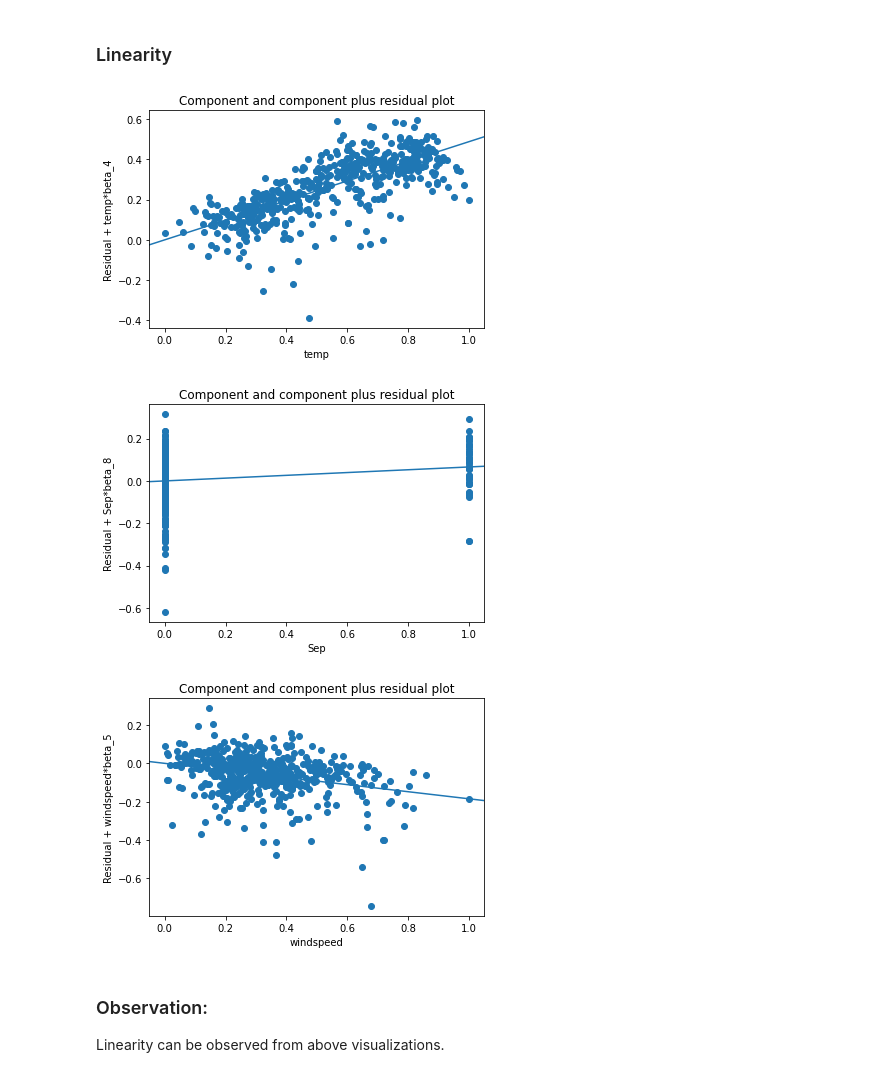
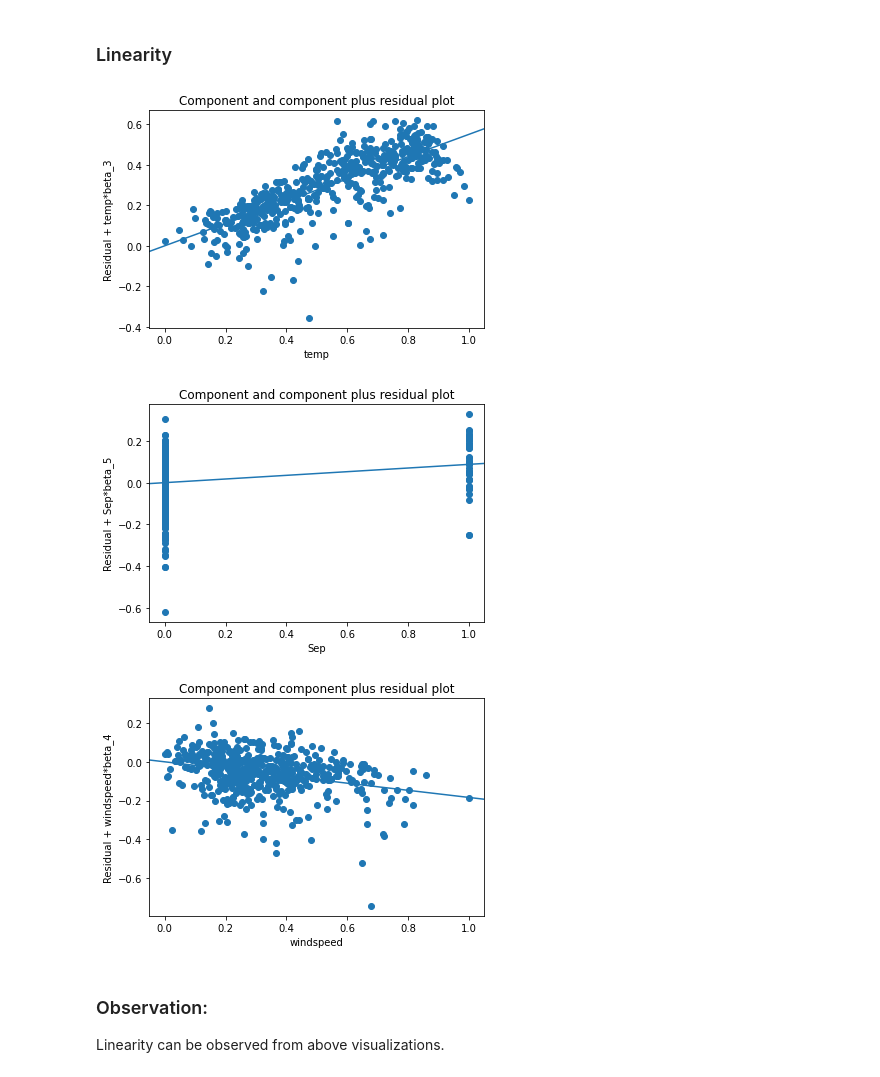
Before and after one commit to aashukul9/Linear-Regression-Bike-Sharing-Assignment, a Jupyter notebook: Bike_Sharing_Linear_Regression.ipynb, the cells around one changed output. Cells and saved outputs as stored; diff of their text form; code cells hidden in the pictures.

```diff
--- a/Bike_Sharing_Linear_Regression.ipynb
+++ b/Bike_Sharing_Linear_Regression.ipynb
@@ -143,7 +147,7 @@ bike_df.weathersit.replace({1:'Pleasant',2:'Moderate',3:'Bad',4:'Severe'},inplac
 # %%
 # Column 'weekday' conversion to categorical values of days
 
-bike_df.weekday.replace({0:'Sun',1:'Mon',2:'Tue',3:'Wed',4:'Thu',5:'Fri',6:'Sat'},
+bike_df.weekday.replace({5:'Sun',6:'Mon',0:'Tue',1:'Wed',2:'Thu',3:'Fri',4:'Sat'},
                         inplace=True)
 # %%
 # Column 'mnth' conversion to categorical month values
@@ -1167,19 +1171,19 @@ plt.show()
 # %%
 # Linear relationship validation using CCPR plot
 # Component and component plus residual plot
 
-sm.graphics.plot_ccpr(lr_6, 'temp')
+sm.graphics.plot_ccpr(lr_10, 'temp')
 plt.show()
 
-sm.graphics.plot_ccpr(lr_6, 'Sep')
+sm.graphics.plot_ccpr(lr_10, 'Sep')
 plt.show()
 
-sm.graphics.plot_ccpr(lr_6, 'windspeed')
+sm.graphics.plot_ccpr(lr_10, 'windspeed')
 plt.show()
 # %% [output]
-[figure, old version]
+[figure, new version]
-[figure, old version]
+[figure, new version]
-[figure, old version]
+[figure, new version]
 # %% [markdown]
 ### Observation:
 
```
Also changed, not shown: parts of 35 cells of this notebook, 1 other file.
